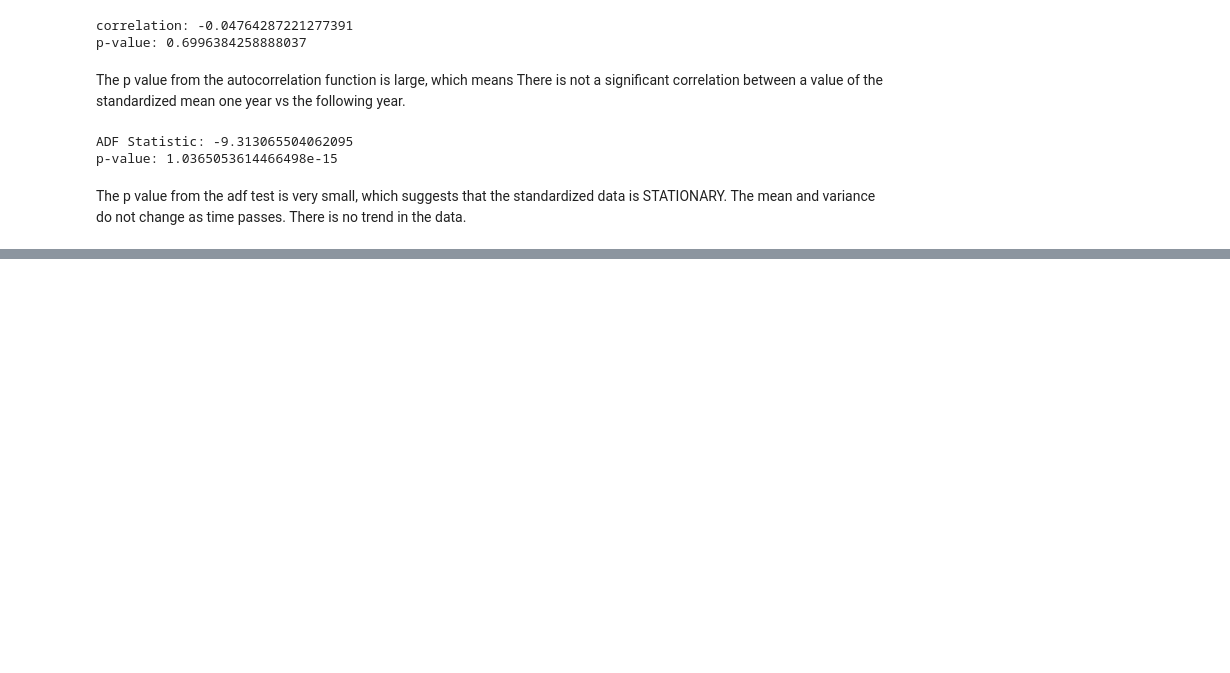
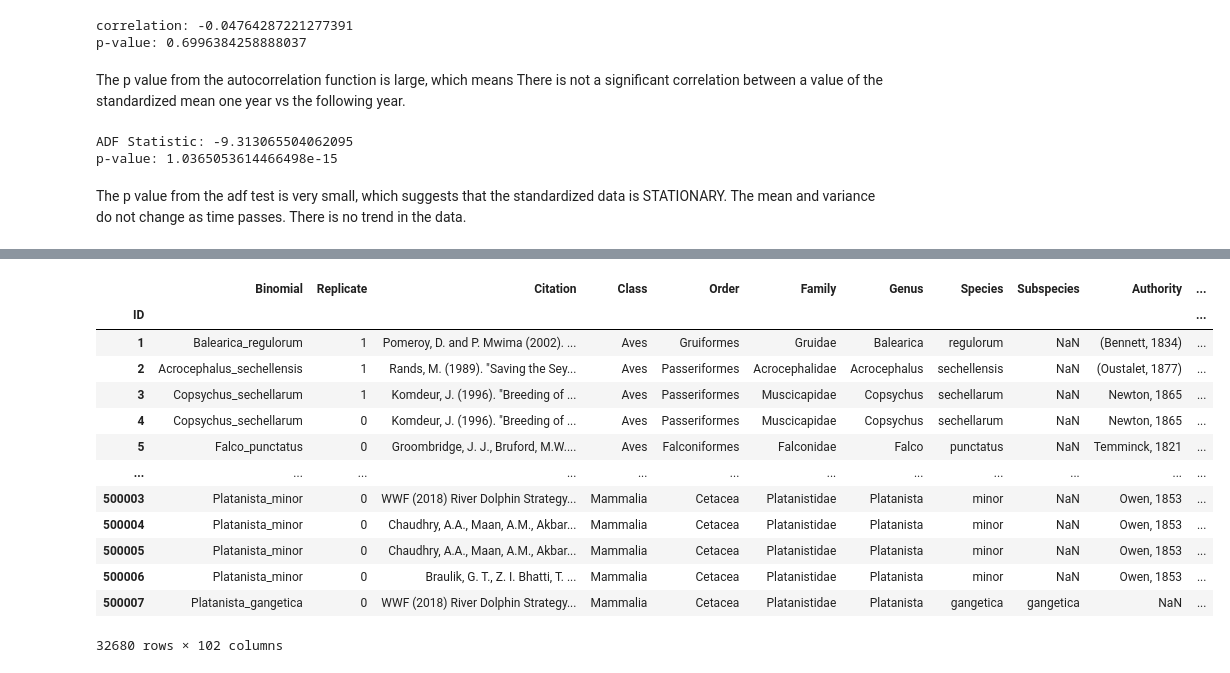
Before and after one commit to ENVS110a-SP23/group1, a Jupyter notebook: Time_Series.ipynb, the cells around one changed output, grey strips where cells are left out. Saved outputs shown, nothing was run; the diff lists cells and outputs as text; code cells hidden in the pictures; blank space fills up the shorter version.

```diff
--- a/Time_Series.ipynb
+++ b/Time_Series.ipynb
@@ -103,0 +147,17 @@ The p value from the adf test is very small, which suggests that the standardize
+# %%
+all_regions = pd.read_csv("LivingPlanetIndex_2022_PublicData/LPD2022_public.csv", dtype='str', index_col=0, header=0)
+# %% [output]
+|  | Binomial | Replicate | Citation | Class | Order | Family | Genus | Species | Subspecies | Authority | ... |
+| ID |  |  |  |  |  |  |  |  |  |  | ... |
+| 1 | Balearica_regulorum | 1 | Pomeroy, D. and P. Mwima (2002). ... | Aves | Gruiformes | Gruidae | Balearica | regulorum | NaN | (Bennett, 1834) | ... |
+| 2 | Acrocephalus_sechellensis | 1 | Rands, M. (1989). "Saving the Sey... | Aves | Passeriformes | Acrocephalidae | Acrocephalus | sechellensis | NaN | (Oustalet, 1877) | ... |
+| 3 | Copsychus_sechellarum | 1 | Komdeur, J. (1996). "Breeding of ... | Aves | Passeriformes | Muscicapidae | Copsychus | sechellarum | NaN | Newton, 1865 | ... |
+| 4 | Copsychus_sechellarum | 0 | Komdeur, J. (1996). "Breeding of ... | Aves | Passeriformes | Muscicapidae | Copsychus | sechellarum | NaN | Newton, 1865 | ... |
+| 5 | Falco_punctatus | 0 | Groombridge, J. J., Bruford, M.W.... | Aves | Falconiformes | Falconidae | Falco | punctatus | NaN | Temminck, 1821 | ... |
+| ... | ... | ... | ... | ... | ... | ... | ... | ... | ... | ... | ... |
+| 500003 | Platanista_minor | 0 | WWF (2018) River Dolphin Strategy... | Mammalia | Cetacea | Platanistidae | Platanista | minor | NaN | Owen, 1853 | ... |
+| 500004 | Platanista_minor | 0 | Chaudhry, A.A., Maan, A.M., Akbar... | Mammalia | Cetacea | Platanistidae | Platanista | minor | NaN | Owen, 1853 | ... |
+| 500005 | Platanista_minor | 0 | Chaudhry, A.A., Maan, A.M., Akbar... | Mammalia | Cetacea | Platanistidae | Platanista | minor | NaN | Owen, 1853 | ... |
+| 500006 | Platanista_minor | 0 | Braulik, G. T., Z. I. Bhatti, T. ... | Mammalia | Cetacea | Platanistidae | Platanista | minor | NaN | Owen, 1853 | ... |
+| 500007 | Platanista_gangetica | 0 | WWF (2018) River Dolphin Strategy... | Mammalia | Cetacea | Platanistidae | Platanista | gangetica | gangetica | NaN | ... |
+32680 rows × 102 columns
```
Also changed, not shown: parts of 3 cells of this notebook.
